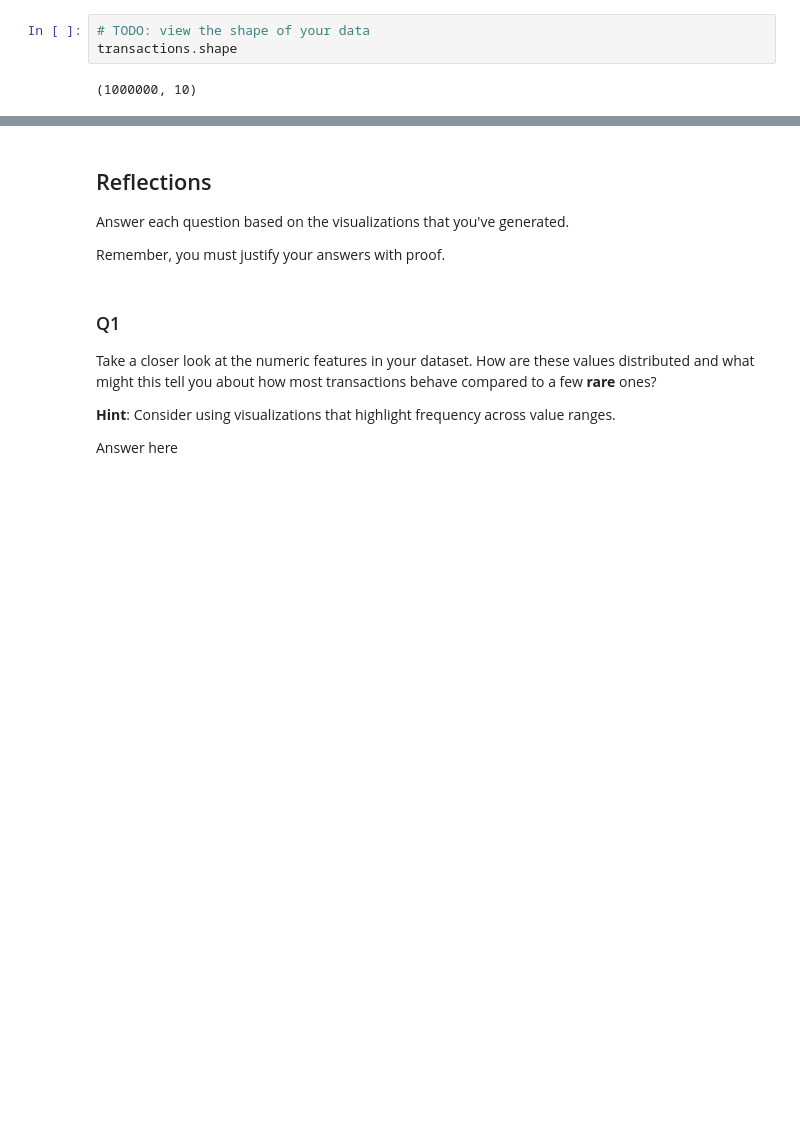
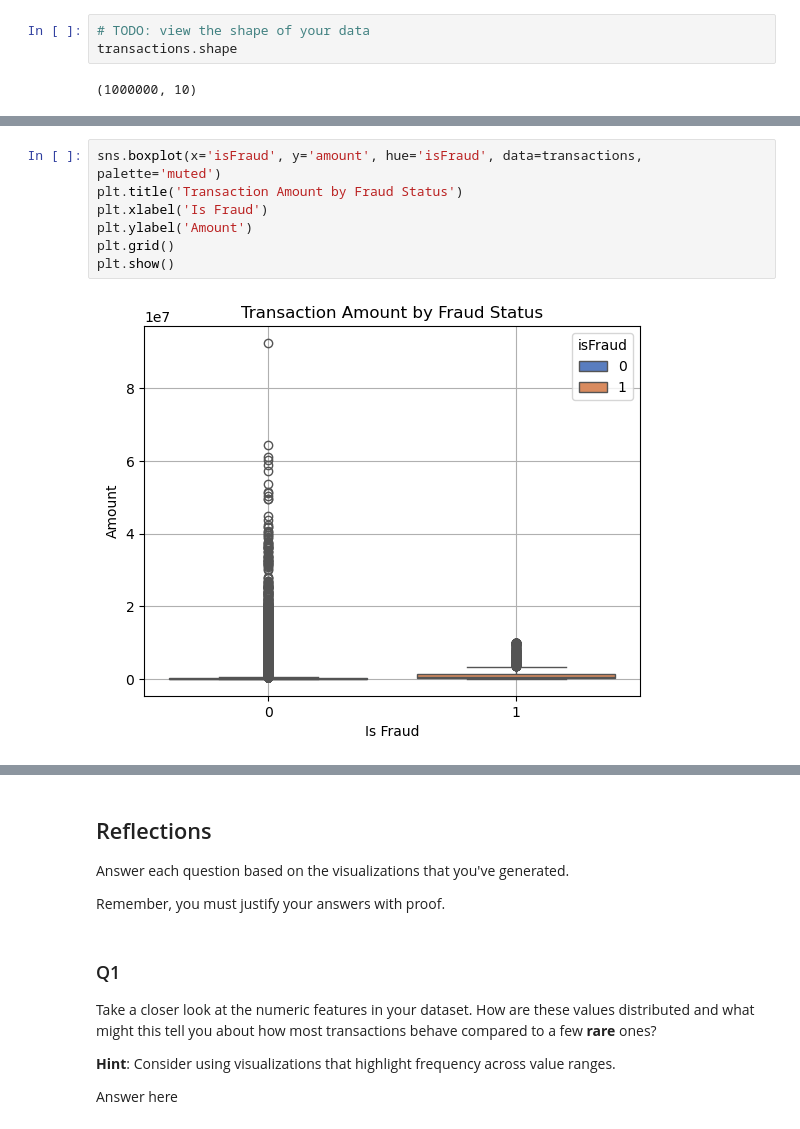
Before and after one commit to NadyaT-hub/Fraud-Detection-T-Lab, a Jupyter notebook: notebooks/eda.ipynb, the cells around one changed output, grey strips where cells are left out. Cells and saved outputs as stored; diff of their text form; blank space fills up the shorter version.

```diff
--- a/notebooks/eda.ipynb
+++ b/notebooks/eda.ipynb
@@ -34,0 +94,9 @@ transactions.shape
+# %%
+sns.boxplot(x='isFraud', y='amount', hue='isFraud', data=transactions, palette='muted')
+plt.title('Transaction Amount by Fraud Status')
+plt.xlabel('Is Fraud')
+plt.ylabel('Amount')
+plt.grid()
+plt.show()
+# %% [output]
+[figure, added]
```
Also changed, not shown: parts of 6 cells of this notebook.
